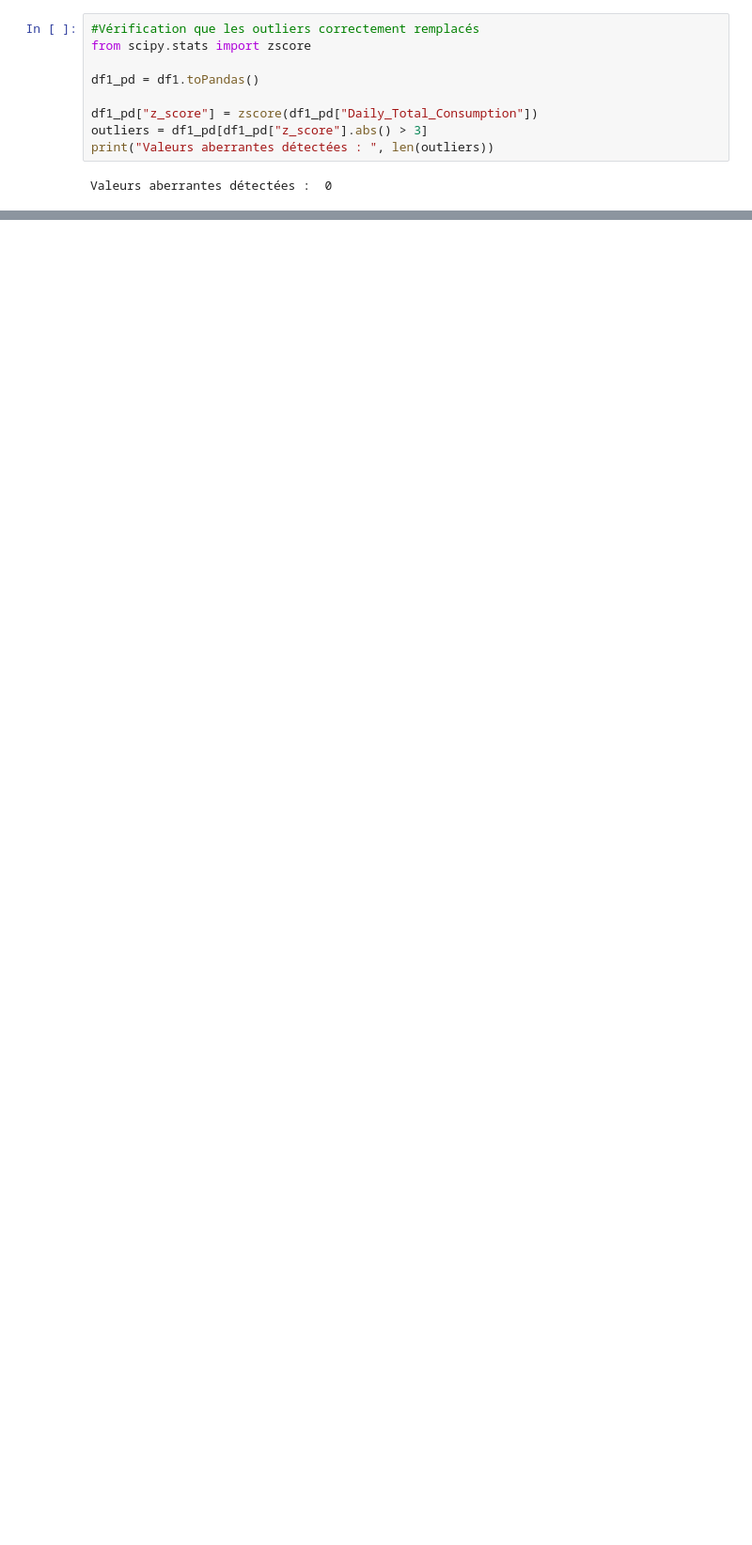
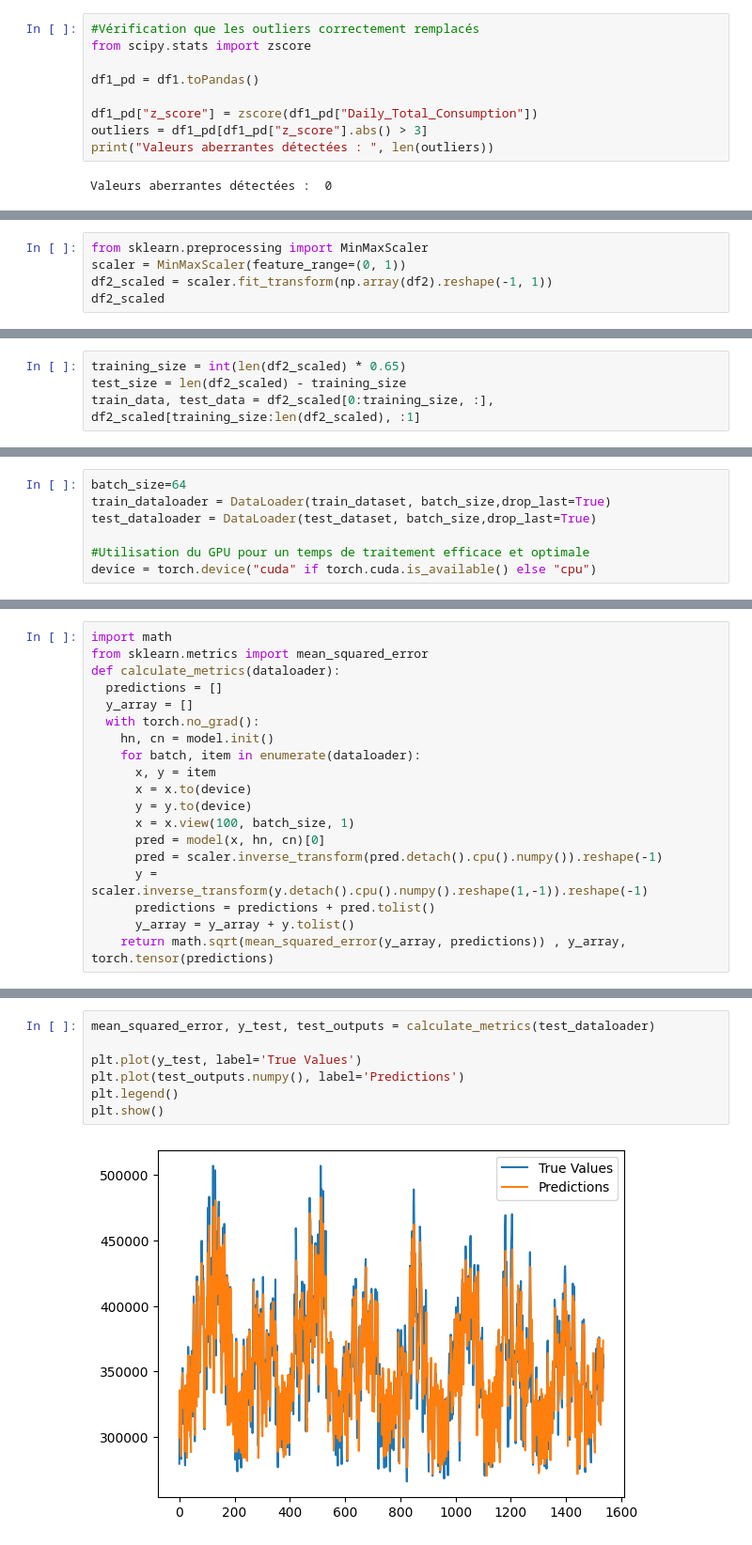
Before and after one commit to najouaelfethi/bigdataproject, a Jupyter notebook: EDA_Prétraitement&Modélisation_Prédective_Consommation_énergitique.ipynb, the cells around one changed output, grey strips where cells are left out. Shown at 94% size. Cells and saved outputs as stored; diff of their text form; blank space fills up the shorter version.

```diff
--- a/EDA_Prétraitement&Modélisation_Prédective_Consommation_énergitique.ipynb
+++ b/EDA_Prétraitement&Modélisation_Prédective_Consommation_énergitique.ipynb
@@ -648,0 +663,5 @@ df.show()
+# %%
+from sklearn.preprocessing import MinMaxScaler
+scaler = MinMaxScaler(feature_range=(0, 1))
+df2_scaled = scaler.fit_transform(np.array(df2).reshape(-1, 1))
+df2_scaled
@@ -648,0 +678,4 @@ df.show()
+# %%
+training_size = int(len(df2_scaled) * 0.65)
+test_size = len(df2_scaled) - training_size
+train_data, test_data = df2_scaled[0:training_size, :], df2_scaled[training_size:len(df2_scaled), :1]
@@ -648,0 +704,7 @@ df.show()
+# %%
+batch_size=64
+train_dataloader = DataLoader(train_dataset, batch_size,drop_last=True)
+test_dataloader = DataLoader(test_dataset, batch_size,drop_last=True)
+
+#Utilisation du GPU pour un temps de traitement efficace et optimale
+device = torch.device("cuda" if torch.cuda.is_available() else "cpu")
@@ -648,0 +818,19 @@ df.show()
+# %%
+import math
+from sklearn.metrics import mean_squared_error
+def calculate_metrics(dataloader):
+  predictions = []
+  y_array = []
+  with torch.no_grad():
+    hn, cn = model.init()
+    for batch, item in enumerate(dataloader):
+      x, y = item
+      x = x.to(device)
+      y = y.to(device)
+      x = x.view(100, batch_size, 1)
+      pred = model(x, hn, cn)[0]
+      pred = scaler.inverse_transform(pred.detach().cpu().numpy()).reshape(-1)
+      y = scaler.inverse_transform(y.detach().cpu().numpy().reshape(1,-1)).reshape(-1)
+      predictions = predictions + pred.tolist()
+      y_array = y_array + y.tolist()
+    return math.sqrt(mean_squared_error(y_array, predictions)) , y_array, torch.tensor(predictions)
@@ -648,0 +848,9 @@ df.show()
+# %%
+mean_squared_error, y_test, test_outputs = calculate_metrics(test_dataloader)
+
+plt.plot(y_test, label='True Values')
+plt.plot(test_outputs.numpy(), label='Predictions')
+plt.legend()
+plt.show()
+# %% [output]
+[figure, added]
```
Also changed, not shown: parts of 95 cells of this notebook.
